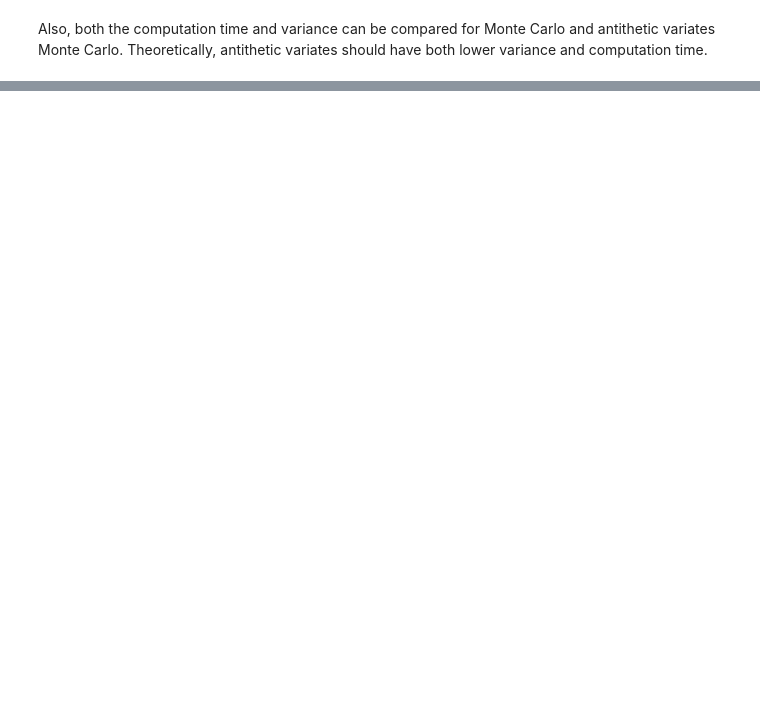
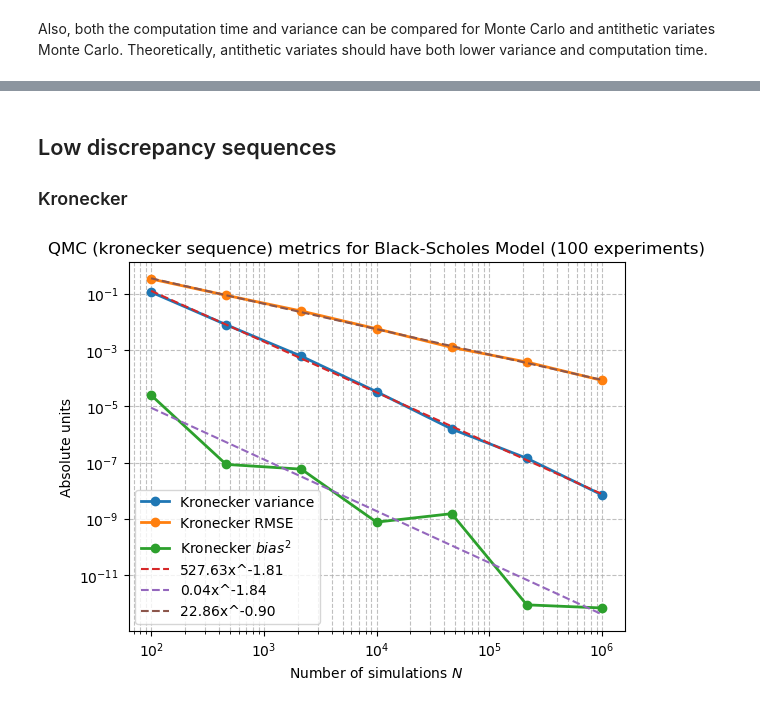
Before and after one commit to Pablo-RTZ/QMC_option_pricing, a Jupyter notebook: Examples/QMC_Convergence.ipynb, the cells around one changed output, grey strips where cells are left out. Cells and saved outputs as stored; diff of their text form; code cells hidden in the pictures; blank space fills up the shorter version.

Commit message:
Added Low Discrepancy sequences

```diff
--- a/Examples/QMC_Convergence.ipynb
+++ b/Examples/QMC_Convergence.ipynb
@@ -194,0 +313,40 @@ Variance reduction factor: 2.14
+# %% [markdown]
+## Low discrepancy sequences
+
+### Kronecker
+# %%
+K_bias = np.zeros(maxiter)
+K_variance = np.zeros(maxiter)
+K_RMSE = np.zeros(maxiter)
+N = np.logspace(2, maxiter-1, maxiter, dtype=int)
+
+for i, n in enumerate(N):
+    price = european_call_kr(S0, K, T, r, sigma, n, exp)
+    K_bias[i] = np.mean(price) - CF_price
+    K_variance[i] = np.var(price, ddof=1)
+    K_RMSE[i] = np.sqrt(np.mean((price - CF_price)**2))
+
+plt.loglog(N,K_variance,'o-',lw=2,label='Kronecker variance')
+plt.loglog(N,K_RMSE,'o-',lw=2,label='Kronecker RMSE')
+plt.loglog(N,K_bias**2,'o-',lw=2,label='Kronecker $bias^2$')
+
+a,C = linfit(N,K_variance)
+ref = C * N**a
+plt.loglog(N, ref, '--', label=f'{C:.2f}x^{a:.2f}')
+
+a,C = linfit(N,K_bias**2)
+ref = C * N**a
+plt.loglog(N, ref, '--', label=f'{C:.2f}x^{a:.2f}')
+
+a,C = linfit(N,K_RMSE)
+ref = C * N**a
+plt.loglog(N, ref, '--', label=f'{C:.2f}x^{a:.2f}')
+
+plt.grid(True, which="both", ls="--", alpha=0.8)
+plt.xlabel('Number of simulations $N$')
+plt.ylabel('Absolute units')
+plt.title(f'QMC (kronecker sequence) metrics for Black-Scholes Model ({exp} experiments)')
+plt.legend()
+plt.show()
+# %% [output]
+[figure, added]
```
Also changed, not shown: parts of 15 cells of this notebook, 14 other files.
